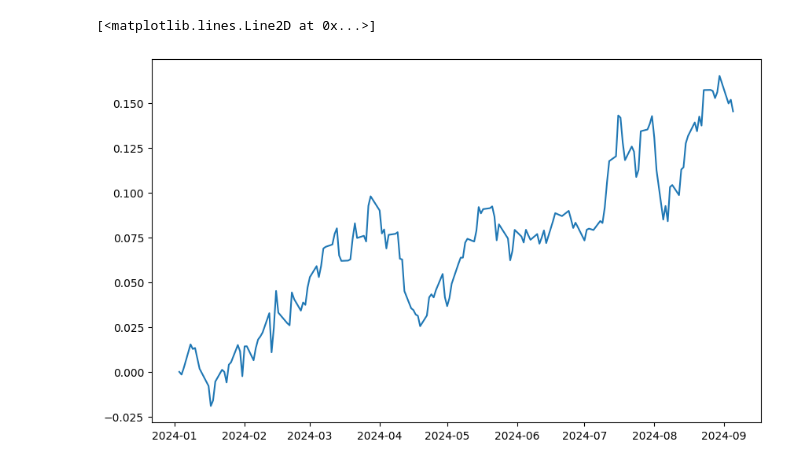
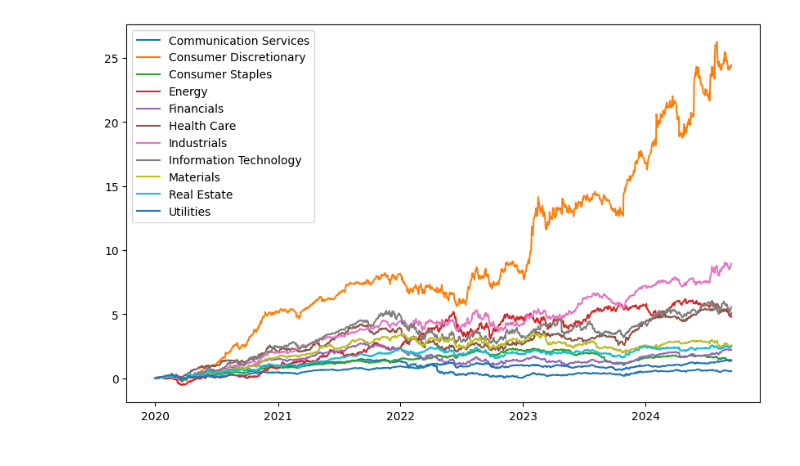
Before and after one commit to chung-ejy/sapling, a Jupyter notebook: multiasset_financial_machine_active_analysis.ipynb, the cells around one changed output. Saved outputs shown, nothing was run; the diff lists cells and outputs as text; code cells hidden in the pictures.

```diff
--- a/multiasset_financial_machine_active_analysis.ipynb
+++ b/multiasset_financial_machine_active_analysis.ipynb
@@ -133,13 +181,12 @@ price
 # %%
-sim = pd.concat(prices)
-sim = sim[sim["date"]>datetime(2024,1,1)]
+sim = pd.concat(prices).dropna()
 sim["quarter"] = [x.quarter for x in sim["date"]]
 # %%
 # Initialize variables
 start = sim["date"].min()
 end = sim["date"].max()
 date = start
-number_of_stocks = 1
+number_of_stocks = 5
 portfolio = {
     "date": date,
     "tax": 0,
@@ -149,7 +196,7 @@ portfolio = {
         {
             "stocks": [{"ticker": "", "adjclose": 0, "quantity": 0} for _ in range(number_of_stocks)],
         }
-        for _ in sp500["GICS Sub-Industry"].unique()
+        for _ in sp500["GICS Sector"].unique()
     ]
 }
 states = []
@@ -167,9 +214,9 @@ for date in sim.sort_values("date")["date"].unique():
             cash = portfolio["cash"]
             portfolio["date"] = date
             positions = copy.deepcopy(portfolio["positions"])
-            for i in range(125):
+            for i in range(11):
                 position = positions[i]
-                sector = list(sp500["GICS Sub-Industry"].unique())[i]
+                sector = list(sp500["GICS Sector"].unique())[i]
                 stocks = copy.deepcopy(position["stocks"])
                 for j in range(number_of_stocks):
                     stock = stocks[j]
@@ -184,9 +231,9 @@ for date in sim.sort_values("date")["date"].unique():
             cash = portfolio["cash"]
             positions = copy.deepcopy(portfolio["positions"])
 
-            for i in range(125):
+            for i in range(11):
                 position = positions[i]
-                sector = list(sp500["GICS Sub-Industry"].unique())[i]
+                sector = list(sp500["GICS Sector"].unique())[i]
                 stocks = copy.deepcopy(position["stocks"])
                 for j in range(number_of_stocks):
                     stock = stocks[j]
@@ -194,7 +241,7 @@ for date in sim.sort_values("date")["date"].unique():
                     if ticker != "":
                         notional = stock["pv"]
                         hpr = int((date - stock["buy_date"]).days)
-                        opportunity_row = today[today["GICS Sub-Industry"] == sector].sort_values("excess_return", ascending=False).iloc[-j]
+                        opportunity_row = today[today["GICS Sector"] == sector].sort_values("expected_return", ascending=False).iloc[j]
                         opportunity_ticker = opportunity_row["ticker"]
                         if (hpr > 90):
                             row = today[today["ticker"] == ticker].iloc[0]
@@ -202,19 +249,21 @@ for date in sim.sort_values("date")["date"].unique():
                             position["stocks"][j] = stock
                             trades.append(stock)
                             stock = Stock.buy(opportunity_row, stock, notional)
+                            stock["sector"] = sector
                             position["stocks"][j] = stock
                             positions[i] = position
                 portfolio["positions"] = positions
             if date == sim["date"].min():
-                for i in range(125):
-                    notional = float(cash / 125 / number_of_stocks)
+                for i in range(11):
+                    notional = float(cash / 11 / number_of_stocks)
                     position = positions[i]
-                    sector = list(sp500["GICS Sub-Industry"].unique())[i]
+                    sector = list(sp500["GICS Sector"].unique())[i]
                     stocks = copy.deepcopy(position["stocks"])
                     for j in range(number_of_stocks):
                         stock = stocks[j]
-                        row = today[today["GICS Sub-Industry"] == sector].sort_values("excess_return", ascending=False).iloc[-j]
+                        row = today[today["GICS Sector"] == sector].sort_values("expected_return", ascending=False).iloc[j]
                         stock = Stock.buy(row, stock, notional)
+                        stock["sector"] = sector
                         position["stocks"][j] = stock
                     positions[i] = position
                 portfolio["positions"] = positions
@@ -228,7 +294,7 @@ Error on date 2024-01-02 00:00:00: single positional indexer is out-of-bounds
 # %%
 portfolios = []
 for state in states:
-    for i in range(125):
+    for i in range(11):
         for j in range(number_of_stocks):
             view = state["positions"][i]["stocks"][j]
             view["date"] = state["date"]
@@ -248,10 +302,13 @@ portfolios[0]
 # %%
 performance = pd.DataFrame(portfolios).dropna()
-performance = performance.groupby("date").agg({"pv":"sum"}).reset_index()
+performance = performance.groupby(["date","sector"]).agg({"pv":"sum"}).reset_index()
 performance["stock_return"] = (performance["pv"] - performance["pv"].iloc[0]) / performance["pv"].iloc[0]
 # %%
 plt.figure(figsize=(10, 6))
-plt.plot(performance["date"].values,performance["stock_return"].values)
+for sector in performance["sector"].unique():
+    sector_perf = performance[performance["sector"]==sector]
+    plt.plot(sector_perf["date"].values,sector_perf["stock_return"].values)
+    plt.legend(performance["sector"].unique())
+plt.show()
 # %% [output]
-[<matplotlib.lines.Line2D at 0x...>]
-[figure, old version]
+[figure, new version]
```
Also changed, not shown: parts of 21 cells of this notebook, 10 other files.
